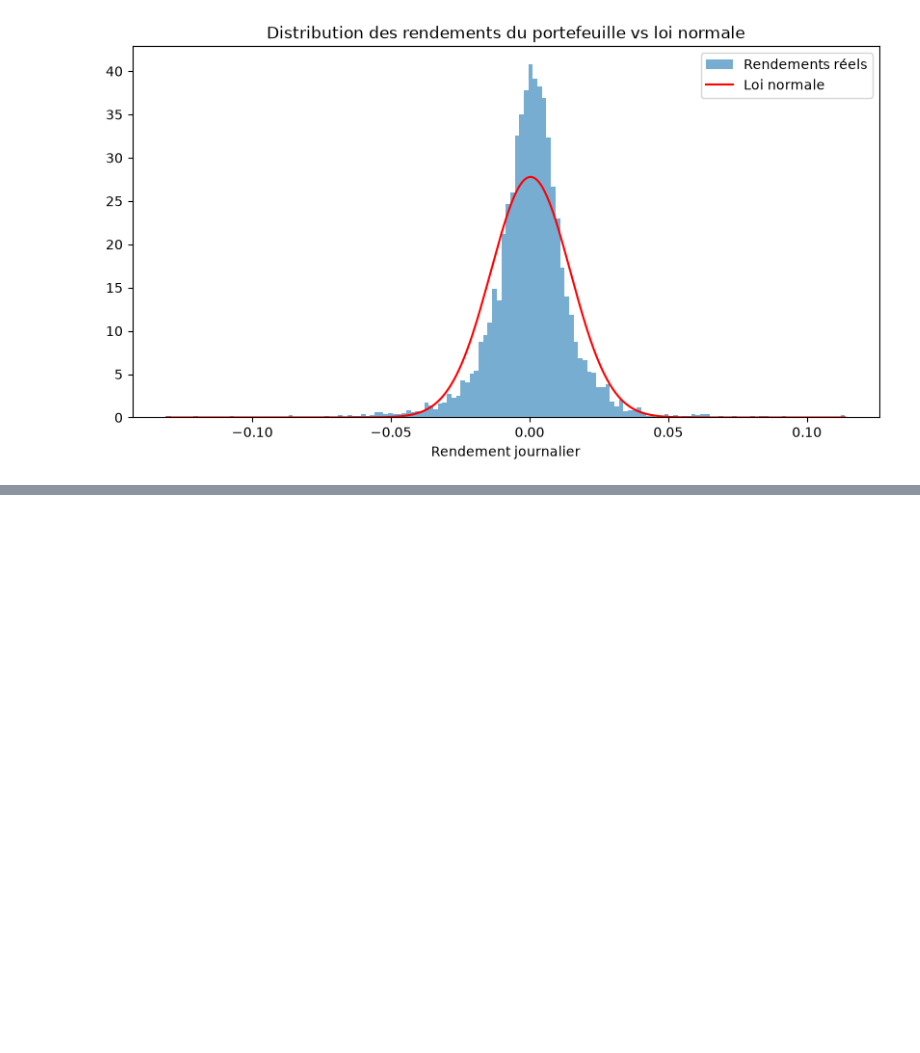
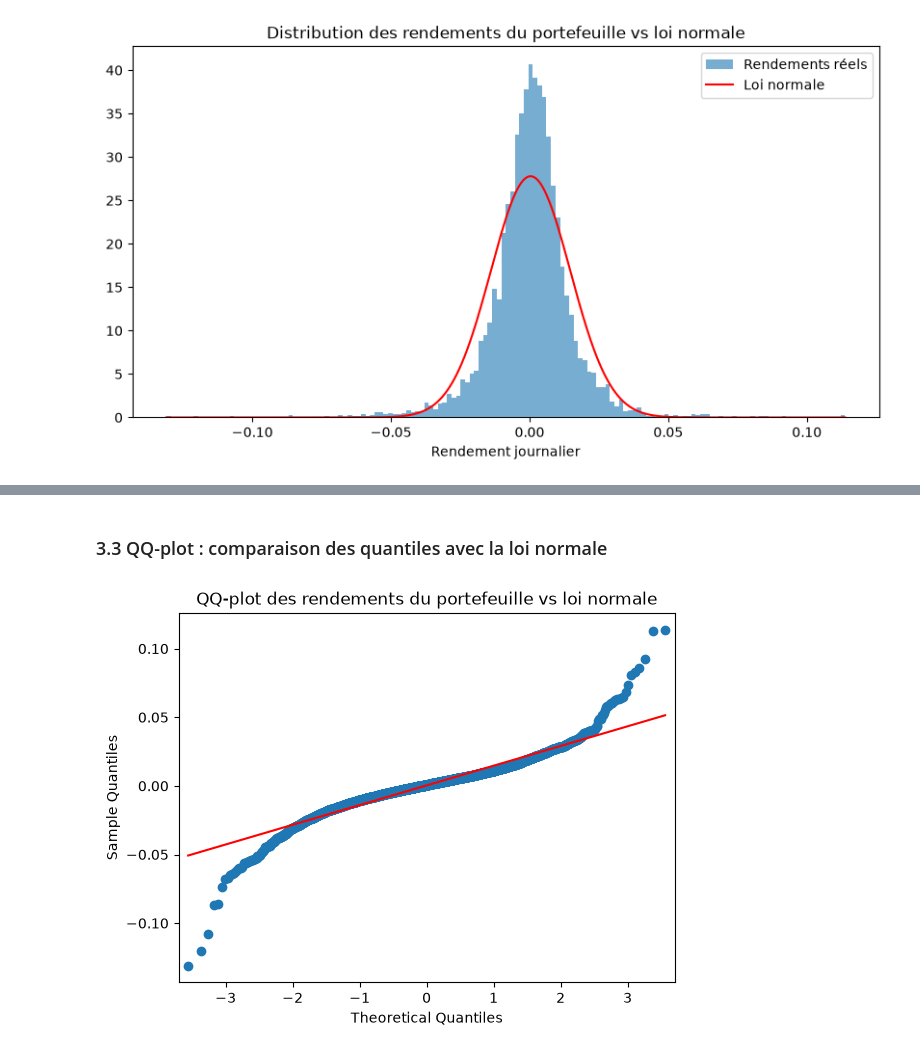
Before and after one commit to kavinthanrasenthiram/Market-Risk, a Jupyter notebook: notebooks/01_donnees.ipynb, the cells around one changed output, grey strips where cells are left out. Cells and saved outputs as stored; diff of their text form; code cells hidden in the pictures; blank space fills up the shorter version.

```diff
--- a/notebooks/01_donnees.ipynb
+++ b/notebooks/01_donnees.ipynb
@@ -148,0 +159,11 @@ plt.show()
+# %% [markdown]
+### 3.3 QQ-plot : comparaison des quantiles avec la loi normale
+# %%
+import statsmodels.api as sm
+
+fig = sm.qqplot(port_returns, line="s")
+plt.title("QQ-plot des rendements du portefeuille vs loi normale")
+plt.savefig("../figures/qqplot.png", dpi=150, bbox_inches="tight")
+plt.show()
+# %% [output]
+[figure, added]
```
Also changed, not shown: parts of 3 cells of this notebook, 5 other files.
